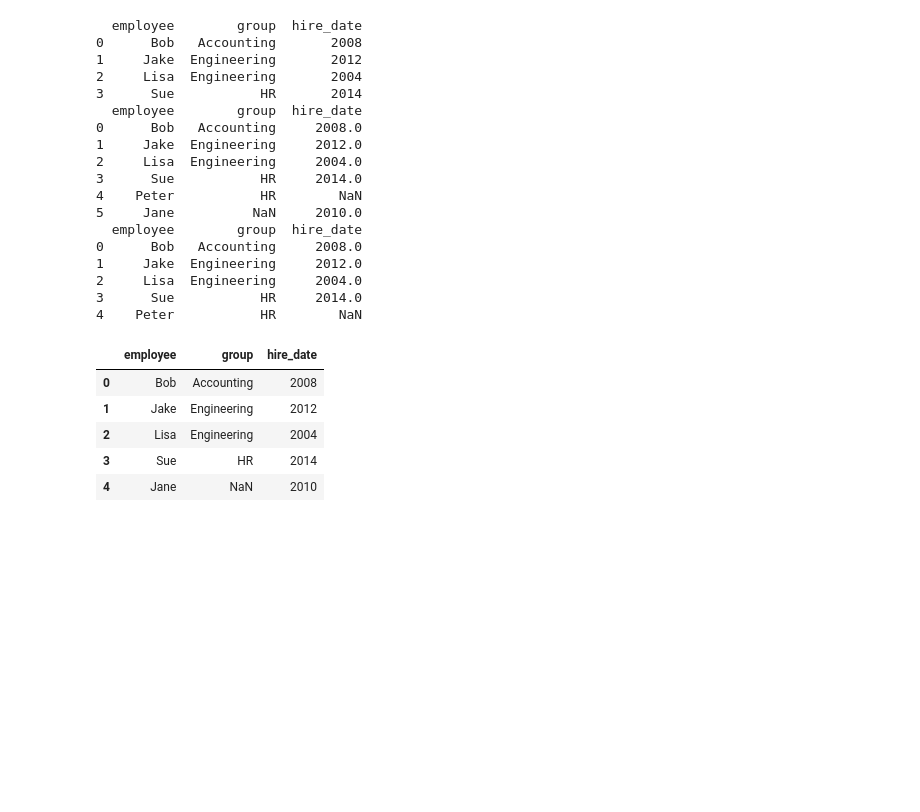
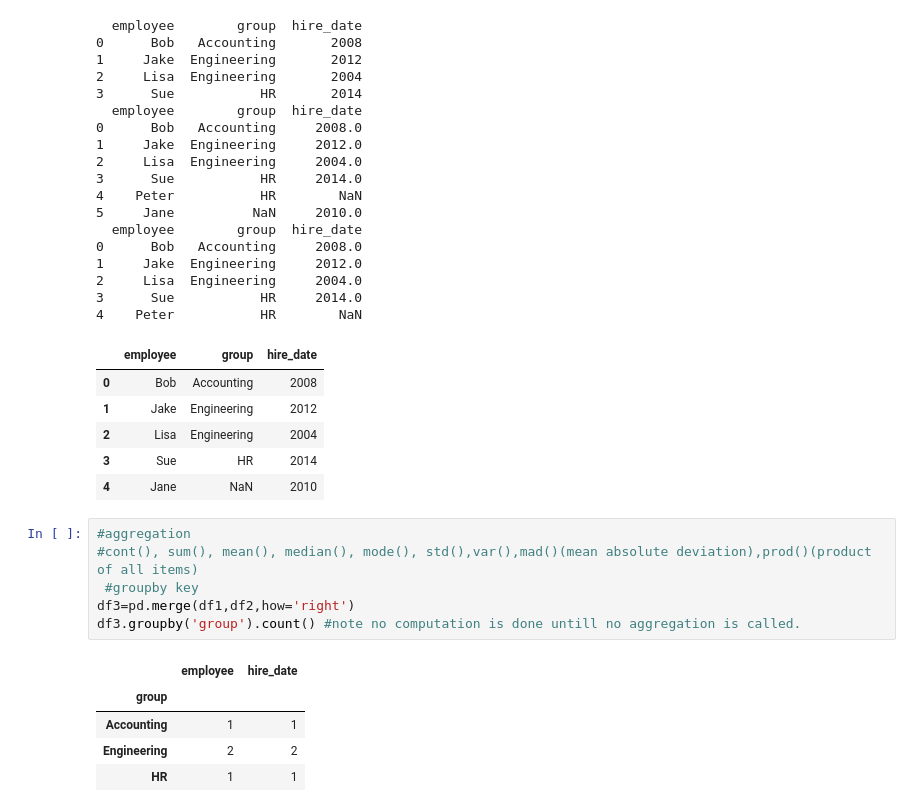
Before and after one commit to shanwaz1993/Python_prac, a Jupyter notebook: pandas_prac1.ipynb, the cells around one changed output. Drawn from its saved outputs; the diff is of its cells as text; blank space fills up the shorter version.

```diff
--- a/pandas_prac1.ipynb
+++ b/pandas_prac1.ipynb
@@ -443,3 +445,15 @@ pd.merge(df1,df2,how='right')
 | 2 | Lisa | Engineering | 2004 |
 | 3 | Sue | HR | 2014 |
 | 4 | Jane | NaN | 2010 |
+# %%
+#aggregation
+#cont(), sum(), mean(), median(), mode(), std(),var(),mad()(mean absolute deviation),prod()(product of all items)
+ #groupby key
+df3=pd.merge(df1,df2,how='right')
+df3.groupby('group').count() #note no computation is done untill no aggregation is called.
+# %% [output]
+|  | employee | hire_date |
+| group |  |  |
+| Accounting | 1 | 1 |
+| Engineering | 2 | 2 |
+| HR | 1 | 1 |
```
Also changed, not shown: parts of 2 cells of this notebook.
